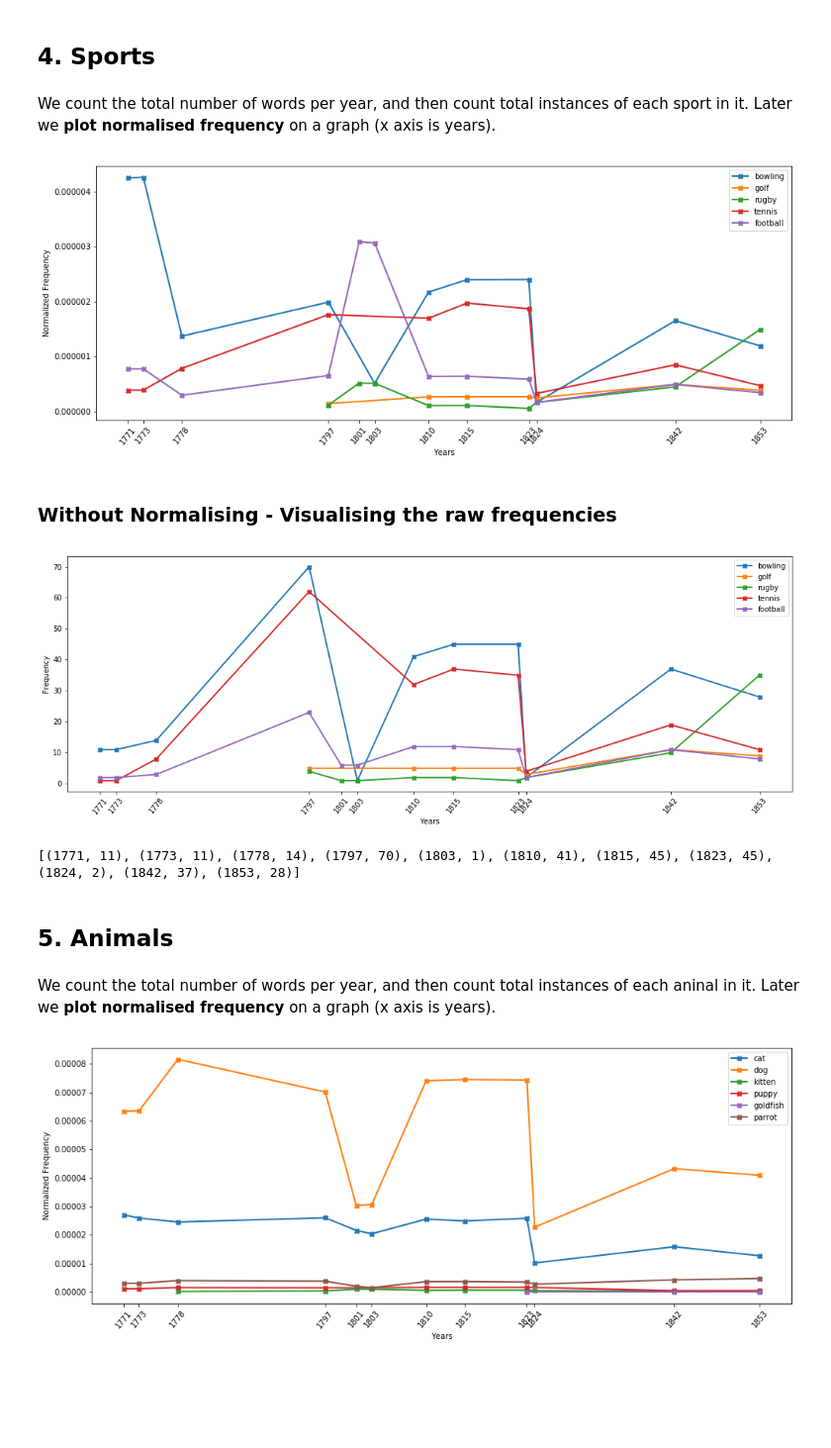
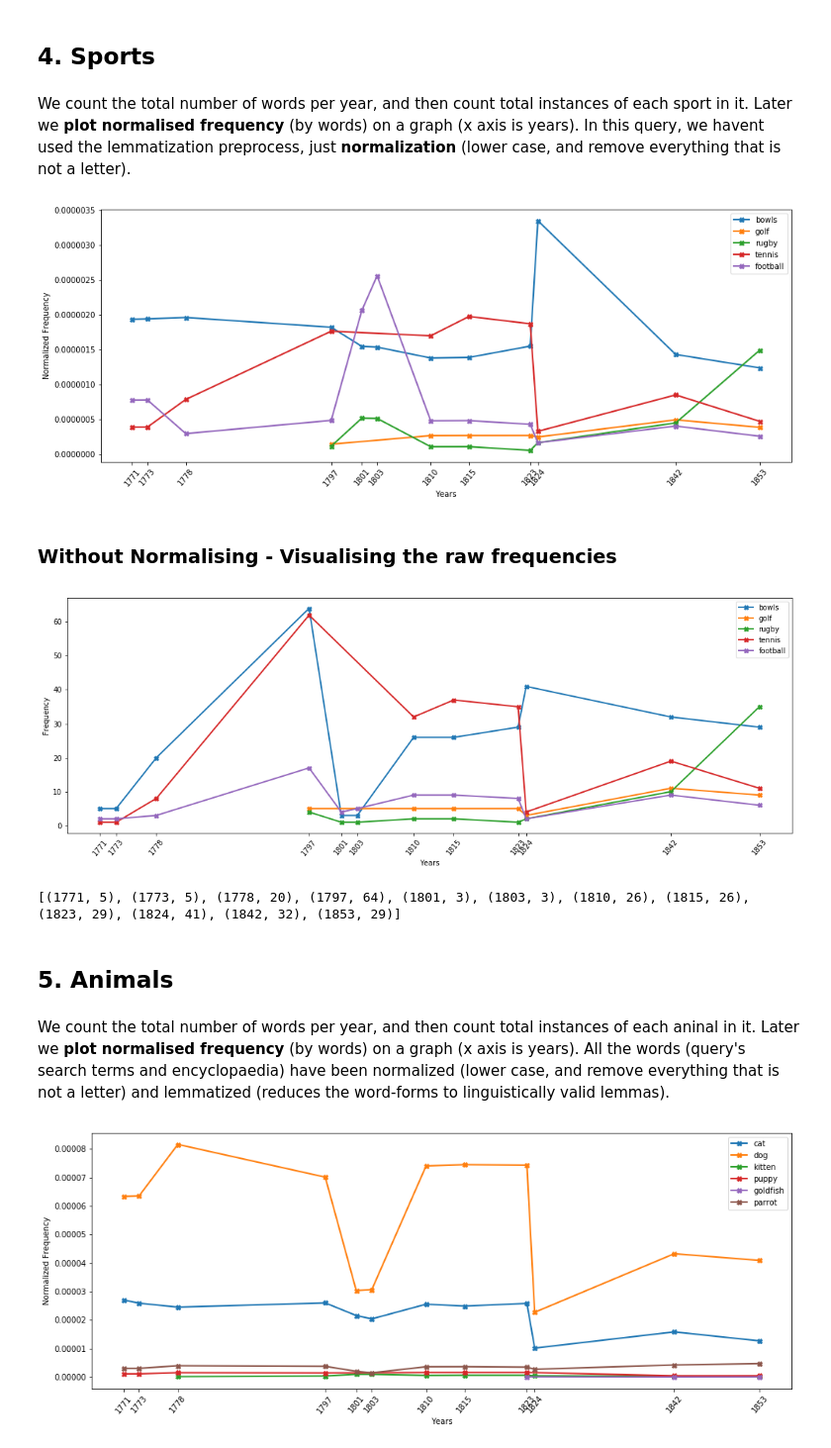
Before and after one commit to alan-turing-institute/defoe_visualization, a Jupyter notebook: NLS/Visualization_Frequency_Taxonomy_Ngrams.ipynb, the cells around one changed output. Shown at 99% size. Cells and saved outputs as stored; diff of their text form; code cells hidden in the pictures; blank space fills up the shorter version.

```diff
--- a/NLS/Visualization_Frequency_Taxonomy_Ngrams.ipynb
+++ b/NLS/Visualization_Frequency_Taxonomy_Ngrams.ipynb
@@ -183,30 +239,30 @@ print sorted(freq_count_lem['edinburgh'].items())
 # %% [markdown]
 ## 4. Sports
 # %% [markdown]
-We count the total number of words per year, and then count total instances of each sport in it. Later we **plot normalised frequency** on a graph (x axis is years).
+We count the total number of words per year, and then count total instances of each sport in it. Later we **plot normalised frequency** (by words) on a graph (x axis is years).  In this query, we havent used the lemmatization preprocess, just **normalization** (lower case, and remove everything that is not a letter).
 # %%
-taxonomy= ['bowling', 'golf', 'rugby', 'tennis', 'football', 'shinty', 'real tennis', 'lawn bowl']
-query_results=read_query_results('results_ks_sports')
+taxonomy= ['bowls', 'golf', 'rugby', 'tennis', 'football', 'shinty', 'real tennis', 'lawn bowls', 'garden bowls']
+query_results=read_query_results('results_ks_sports_normalize')
 
-freq_count_lem=freq_count(query_results)
-normalize_freq(norm_publication, freq_count_lem, taxonomy)
+freq_count_norm=freq_count(query_results)
+normalize_freq(norm_publication, freq_count_norm, taxonomy)
 # %% [output]
-[figure, old version]
+[figure, new version]
 # %% [markdown]
 ### Without Normalising - Visualising the  raw frequencies
 # %%
-plot_freq_count(freq_count_lem, taxonomy)
+plot_freq_count(freq_count_norm, taxonomy)
 # %% [output]
-[figure, old version]
+[figure, new version]
 # %%
 # Exploring Bowling
-print sorted(freq_count_lem['bowling'].items())
+print sorted(freq_count_norm['bowls'].items())
 # %% [output]
-[(1771, 11), (1773, 11), (1778, 14), (1797, 70), (1803, 1), (1810, 41), (1815, 45), (1823, 45), (1824, 2), (1842, 37), (1853, 28)]
+[(1771, 5), (1773, 5), (1778, 20), (1797, 64), (1801, 3), (1803, 3), (1810, 26), (1815, 26), (1823, 29), (1824, 41), (1842, 32), (1853, 29)]
 # %% [markdown]
 ## 5. Animals
 # %% [markdown]
-We count the total number of words per year, and then count total instances of each aninal in it. Later we **plot normalised frequency** on a graph (x axis is years).
+We count the total number of words per year, and then count total instances of each aninal in it. Later we **plot normalised frequency** (by words) on a graph (x axis is years). All the words (query's search terms and encyclopaedia) have been normalized (lower case, and remove everything that is not a letter) and lemmatized (reduces the word-forms to linguistically valid lemmas).
 # %%
 taxonomy= ['cat','dog', 'kitten', 'puppy', 'goldfish', 'parrot']
 query_results=read_query_results('results_ks_animal')
```
Also changed, not shown: parts of 16 cells of this notebook.
